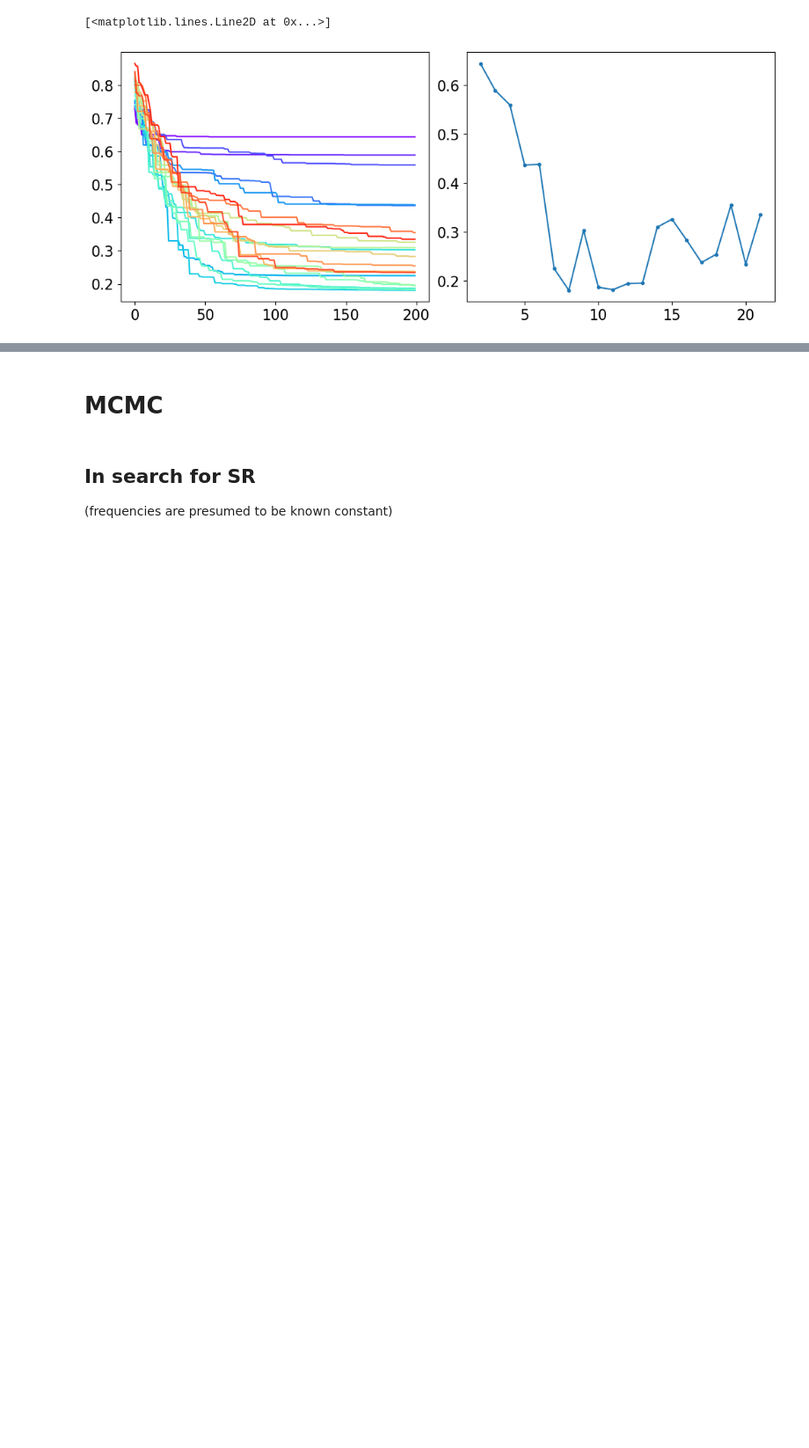
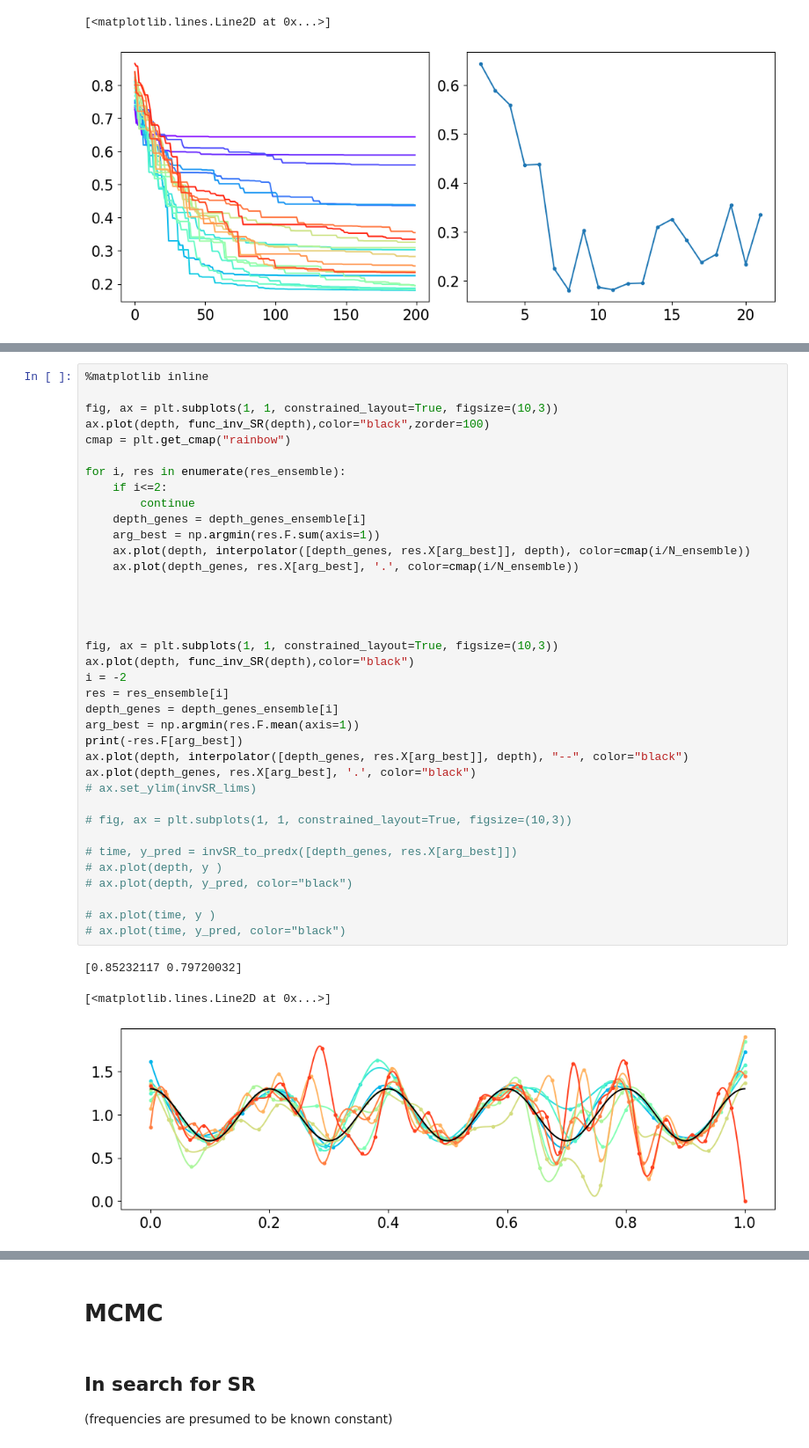
Before and after one commit to hhnam96/AstroGeo, a Jupyter notebook: GA_SR_pymoo.ipynb, the cells around one changed output, grey strips where cells are left out. Shown at 88% size. Drawn from its saved outputs; the diff is of its cells as text; blank space fills up the shorter version.

```diff
--- a/GA_SR_pymoo.ipynb
+++ b/GA_SR_pymoo.ipynb
@@ -421,0 +474,41 @@ plt.plot(N_genes_enemble, 1-opt_max_ensemble[:,-1], '.-')
+# %%
+%matplotlib inline
+
+fig, ax = plt.subplots(1, 1, constrained_layout=True, figsize=(10,3))
+ax.plot(depth, func_inv_SR(depth),color="black",zorder=100)
+cmap = plt.get_cmap("rainbow")
+
+for i, res in enumerate(res_ensemble):
+    if i<=2:
+        continue
+    depth_genes = depth_genes_ensemble[i]
+    arg_best = np.argmin(res.F.sum(axis=1))
+    ax.plot(depth, interpolator([depth_genes, res.X[arg_best]], depth), color=cmap(i/N_ensemble))
+    ax.plot(depth_genes, res.X[arg_best], '.', color=cmap(i/N_ensemble))
+
+
+
+
+fig, ax = plt.subplots(1, 1, constrained_layout=True, figsize=(10,3))
+ax.plot(depth, func_inv_SR(depth),color="black")
+i = -2
+res = res_ensemble[i]
+depth_genes = depth_genes_ensemble[i]
+arg_best = np.argmin(res.F.mean(axis=1))
+print(-res.F[arg_best])
+ax.plot(depth, interpolator([depth_genes, res.X[arg_best]], depth), "--", color="black")
+ax.plot(depth_genes, res.X[arg_best], '.', color="black")
+# ax.set_ylim(invSR_lims)
+
+# fig, ax = plt.subplots(1, 1, constrained_layout=True, figsize=(10,3))
+
+# time, y_pred = invSR_to_predx([depth_genes, res.X[arg_best]])
+# ax.plot(depth, y )
+# ax.plot(depth, y_pred, color="black")
+
+# ax.plot(time, y )
+# ax.plot(time, y_pred, color="black")
+# %% [output]
+[0.85232117 0.79720032]
+[<matplotlib.lines.Line2D at 0x...>]
+[figure, added]
```
Also changed, not shown: parts of 17 cells of this notebook, 3 other files.
